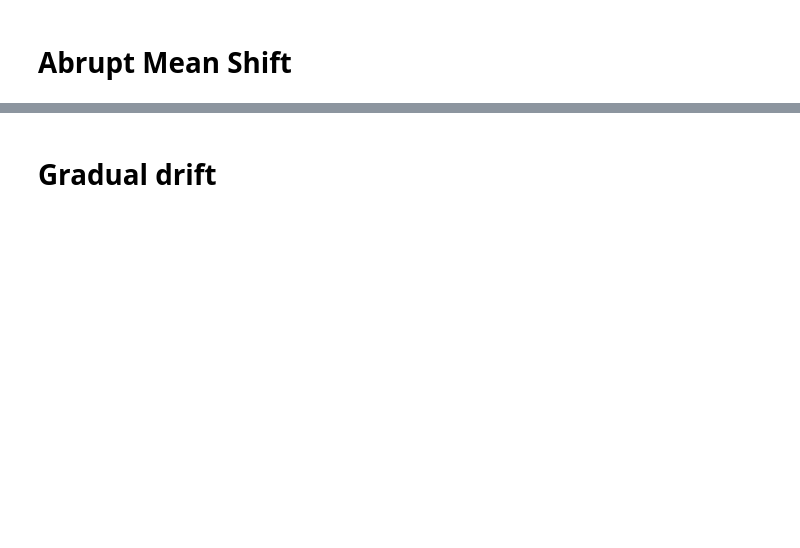
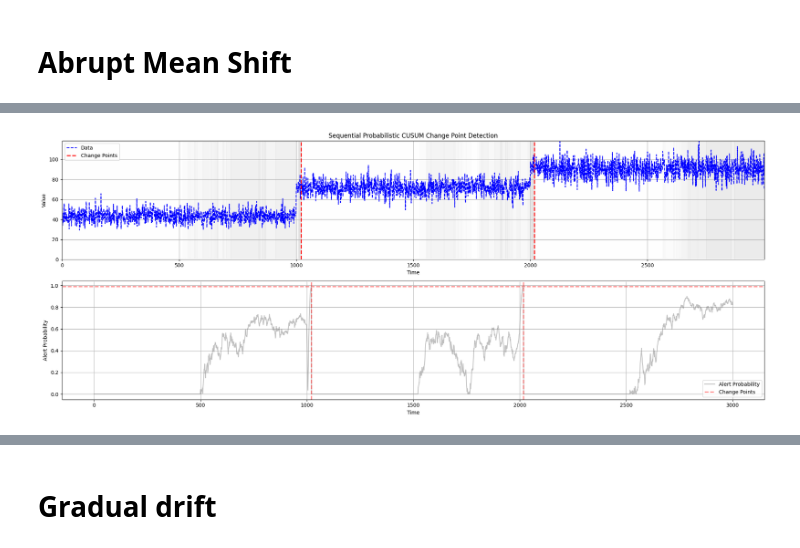
Before and after one commit to giobbu/CUSUM, a Jupyter notebook: notebooks/notebook_cusum_detectors.ipynb, the cells around one changed output, grey strips where cells are left out. Cells and saved outputs as stored; diff of their text form; code cells hidden in the pictures; blank space fills up the shorter version.

```diff
--- a/notebooks/notebook_cusum_detectors.ipynb
+++ b/notebooks/notebook_cusum_detectors.ipynb
@@ -33,10 +58,14 @@ for data in generator.data:
 # %%
 # Detect change points using Probabilistic CUSUM Detector
 prob_cusum_detector = ProbCUSUM_Detector(warmup_period=500, threshold_probability=0.01)
-prob_probabilities, prob_change_points = prob_cusum_detector.offline_detection(generator.data)
+results = prob_cusum_detector.offline_detection(generator.data)
 
 # Plot the detected change points using Probabilistic CUSUM Detector
-prob_cusum_detector.plot_change_points(generator.data, prob_change_points, prob_probabilities)
+prob_cusum_detector.plot_change_points(generator.data,
+                                       results["change_points"],
+                                       results["probabilities"])
+# %% [output]
+[figure, added]
 # %%
 for data in generator.data:
     prob_change, is_change = prob_cusum_detector.detection(data)
```
Also changed, not shown: parts of 13 cells of this notebook, 3 other files.
